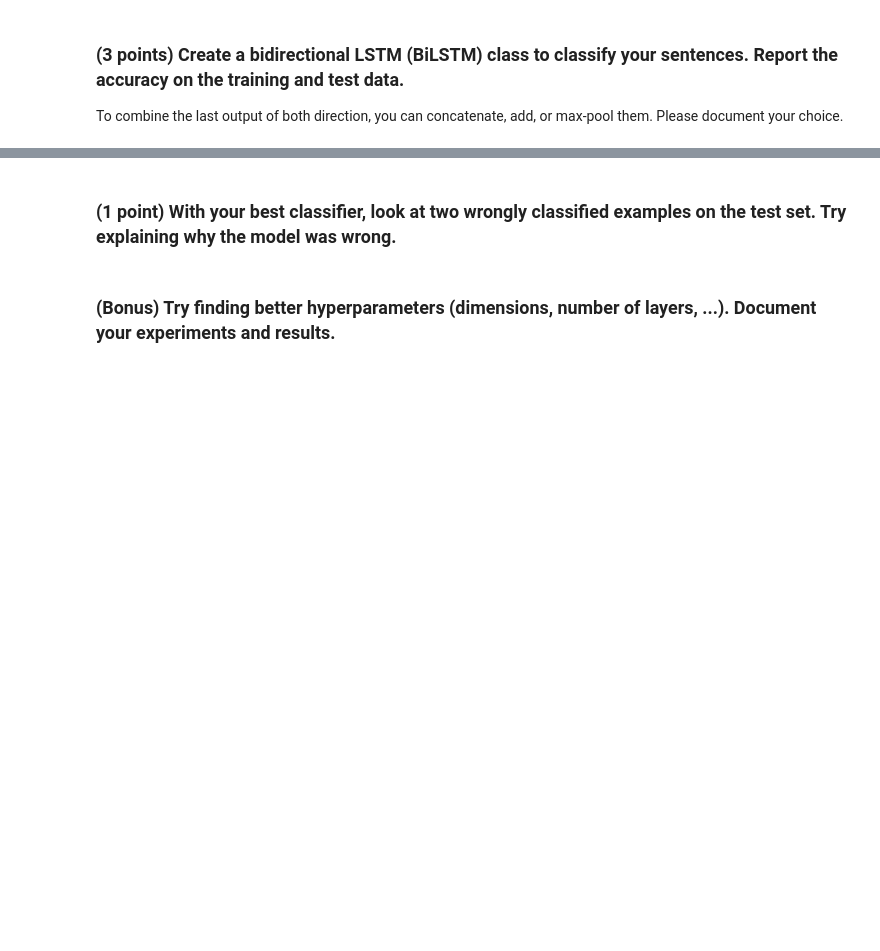
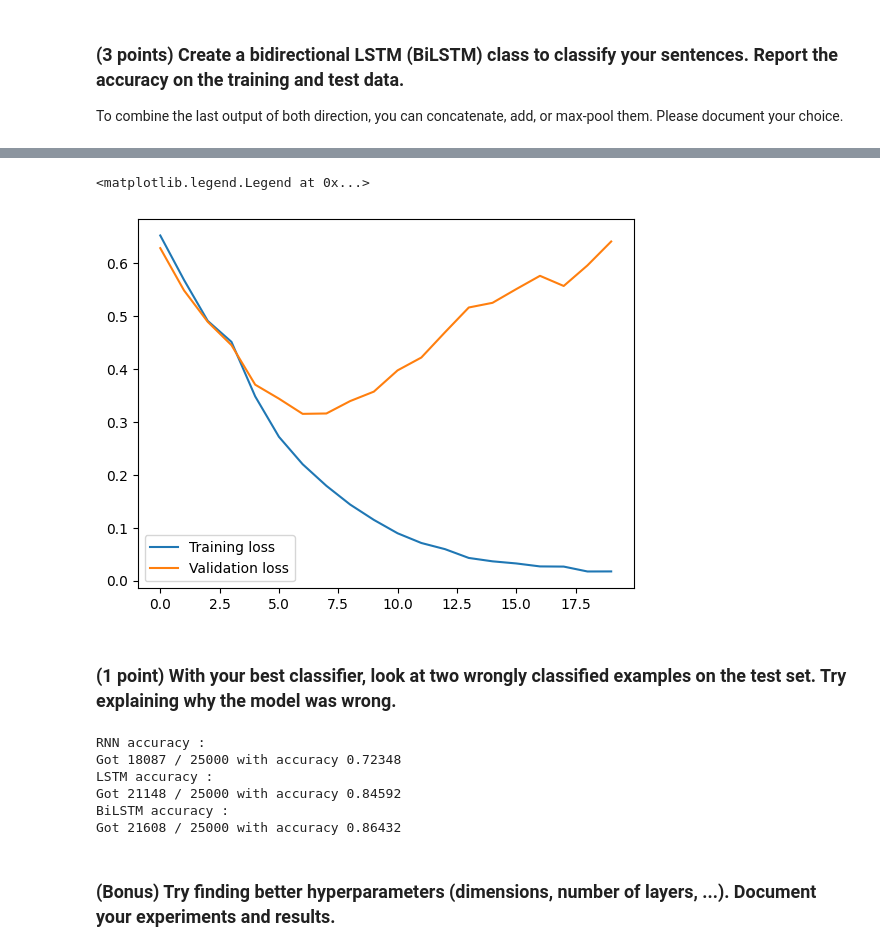
Before and after one commit to Miolith/nlp1-project, a Jupyter notebook: lab04.ipynb, the cells around one changed output, grey strips where cells are left out. Saved outputs shown, nothing was run; the diff lists cells and outputs as text; code cells hidden in the pictures; blank space fills up the shorter version.

```diff
--- a/lab04.ipynb
+++ b/lab04.ipynb
@@ -666,6 +652,8 @@ tensor([[-2.1638]], device='cuda:0', grad_fn=<AddmmBackward0>)
 ### (3 points) Create a bidirectional LSTM (BiLSTM) class to classify your sentences. Report the accuracy on the training and test data.
 To combine the last output of both direction, you can concatenate, add, or max-pool them. Please document your choice.
 # %%
+from torch import autograd
+
 class BiLSTM(nn.Module):
     """A simple LSTM module with word embeddings.
     """
@@ -691,9 +679,10 @@ class BiLSTM(nn.Module):
             input_size = self.embed_size,
             hidden_size = self.hidden_size,
             num_layers = self.n_layers,
+            bidirectional = True,
             batch_first = True
         )
-        self.fc = nn.Linear(self.hidden_size, self.n_outputs)
+        self.fc = nn.Linear(self.hidden_size * 2, self.n_outputs)
 
     def forward(self, X: torch.Tensor) -> torch.Tensor:
         """Function called when the model is called with data as input.
@@ -702,13 +691,21 @@ class BiLSTM(nn.Module):
         Returns:
             The resulting tensor of dimension batch_size, sequence length, output dimensions.
         """
-        h0 = torch.rand(self.n_layers, X.size(0), self.hidden_size).to(device)
+        h0 = torch.zeros(self.n_layers*2, X.size(0), self.hidden_size).to(device)
 
-        c0 = torch.rand(self.n_layers, X.size(0), self.hidden_size).to(device)
+        c0 = torch.zeros(self.n_layers*2, X.size(0), self.hidden_size).to(device)
 
         out = self.embed(X)
         out, _ = self.lstm(out, (h0, c0))
+
+        #out = torch.cat((out[-2, :, :], out[-1, :, :]), dim=0)
         out = out[:, -1, :]
         out = self.fc(out)
 
         return out
+# %%
+bilstm_model = BiLSTM(len(vocabulary), 32, 64, 1, 1).to(device)
+criterion = nn.BCEWithLogitsLoss()
+optimizer = torch.optim.Adam(bilstm_model.parameters())
+# %%
+train_losses, valid_losses, bilstm_model = train(bilstm_model, criterion, optimizer, 20, train_gen, valid_gen)
@@ -715,2 +730,23 @@ class BiLSTM(nn.Module):
+# %%
+plt.plot(train_losses, label="Training loss")
+plt.plot(valid_losses, label="Validation loss")
+plt.legend()
+# %% [output]
+<matplotlib.legend.Legend at 0x...>
+[figure, added]
 # %% [markdown]
 ### (1 point) With your best classifier, look at two wrongly classified examples on the test set. Try explaining why the model was wrong.
+# %%
+print("RNN accuracy : ")
+check_accuracy(test_gen(), model)
+print("LSTM accuracy : ")
+check_accuracy(test_gen(), lstm_model)
+print("BiLSTM accuracy : ")
+check_accuracy(test_gen(), bilstm_model)
+# %% [output]
+RNN accuracy :
+Got 18087 / 25000 with accuracy 0.72348
+LSTM accuracy :
+Got 21148 / 25000 with accuracy 0.84592
+BiLSTM accuracy :
+Got 21608 / 25000 with accuracy 0.86432
```
Also changed, not shown: parts of 15 cells of this notebook.
